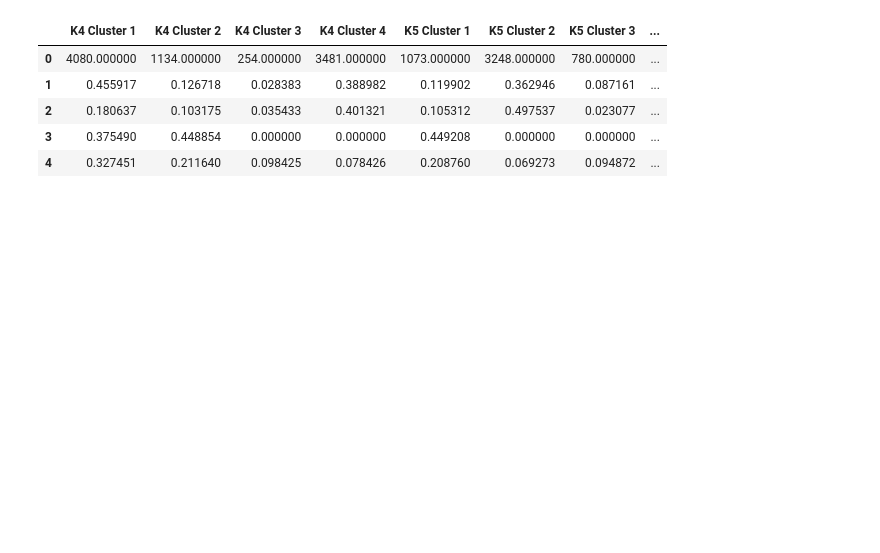
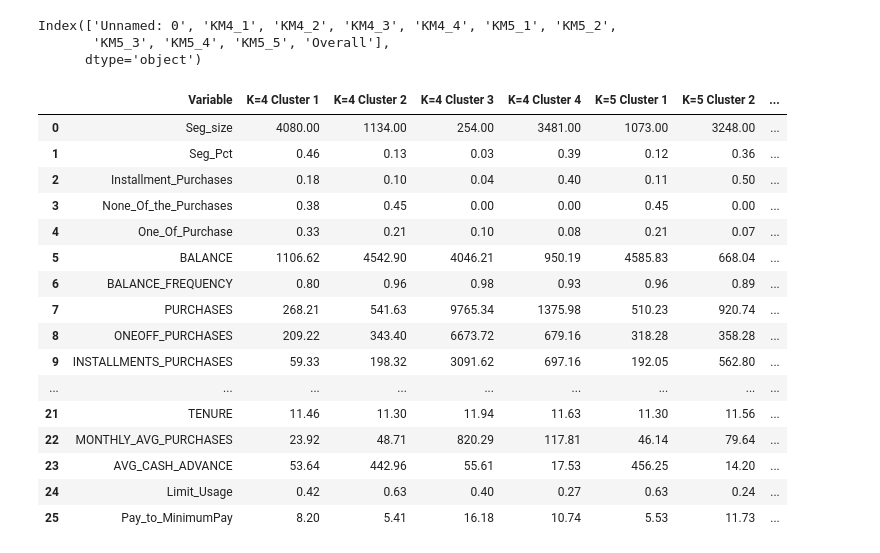
Before and after one commit to luizgssferreira/Credit-Card-Behaviour-CL, a Jupyter notebook: notebooks/CCB_profiling.ipynb, the cells around one changed output. Cells and saved outputs as stored; diff of their text form; code cells hidden in the pictures; blank space fills up the shorter version.

```diff
--- a/notebooks/CCB_profiling.ipynb
+++ b/notebooks/CCB_profiling.ipynb
@@ -6,11 +7,28 @@ import matplotlib.pyplot as plt
 # %%
-df = pd.read_csv("../data/profiling_data.csv")
+df = pd.read_csv("../data/filtered_columns_with_overall.csv", sep = ",")
+# %%
+df.columns
+# %% [output]
+Index(['Unnamed: 0', 'KM4_1', 'KM4_2', 'KM4_3', 'KM4_4', 'KM5_1', 'KM5_2',
+       'KM5_3', 'KM5_4', 'KM5_5', 'Overall'],
+      dtype='object')
 # %%
-df.head()
+df
 # %% [output]
-|  | K4 Cluster 1 | K4 Cluster 2 | K4 Cluster 3 | K4 Cluster 4 | K5 Cluster 1 | K5 Cluster 2 | K5 Cluster 3 | ... |
-| 0 | 4080.000000 | 1134.000000 | 254.000000 | 3481.000000 | 1073.000000 | 3248.000000 | 780.000000 | ... |
-| 1 | 0.455917 | 0.126718 | 0.028383 | 0.388982 | 0.119902 | 0.362946 | 0.087161 | ... |
-| 2 | 0.180637 | 0.103175 | 0.035433 | 0.401321 | 0.105312 | 0.497537 | 0.023077 | ... |
-| 3 | 0.375490 | 0.448854 | 0.000000 | 0.000000 | 0.449208 | 0.000000 | 0.000000 | ... |
-| 4 | 0.327451 | 0.211640 | 0.098425 | 0.078426 | 0.208760 | 0.069273 | 0.094872 | ... |
+|  | Variable | K=4 Cluster 1 | K=4 Cluster 2 | K=4 Cluster 3 | K=4 Cluster 4 | K=5 Cluster 1 | K=5 Cluster 2 | ... |
+| 0 | Seg_size | 4080.00 | 1134.00 | 254.00 | 3481.00 | 1073.00 | 3248.00 | ... |
+| 1 | Seg_Pct | 0.46 | 0.13 | 0.03 | 0.39 | 0.12 | 0.36 | ... |
+| 2 | Installment_Purchases | 0.18 | 0.10 | 0.04 | 0.40 | 0.11 | 0.50 | ... |
+| 3 | None_Of_the_Purchases | 0.38 | 0.45 | 0.00 | 0.00 | 0.45 | 0.00 | ... |
+| 4 | One_Of_Purchase | 0.33 | 0.21 | 0.10 | 0.08 | 0.21 | 0.07 | ... |
+| 5 | BALANCE | 1106.62 | 4542.90 | 4046.21 | 950.19 | 4585.83 | 668.04 | ... |
+| 6 | BALANCE_FREQUENCY | 0.80 | 0.96 | 0.98 | 0.93 | 0.96 | 0.89 | ... |
+| 7 | PURCHASES | 268.21 | 541.63 | 9765.34 | 1375.98 | 510.23 | 920.74 | ... |
+| 8 | ONEOFF_PURCHASES | 209.22 | 343.40 | 6673.72 | 679.16 | 318.28 | 358.28 | ... |
+| 9 | INSTALLMENTS_PURCHASES | 59.33 | 198.32 | 3091.62 | 697.16 | 192.05 | 562.80 | ... |
+| ... | ... | ... | ... | ... | ... | ... | ... | ... |
+| 21 | TENURE | 11.46 | 11.30 | 11.94 | 11.63 | 11.30 | 11.56 | ... |
+| 22 | MONTHLY_AVG_PURCHASES | 23.92 | 48.71 | 820.29 | 117.81 | 46.14 | 79.64 | ... |
+| 23 | AVG_CASH_ADVANCE | 53.64 | 442.96 | 55.61 | 17.53 | 456.25 | 14.20 | ... |
+| 24 | Limit_Usage | 0.42 | 0.63 | 0.40 | 0.27 | 0.63 | 0.24 | ... |
+| 25 | Pay_to_MinimumPay | 8.20 | 5.41 | 16.18 | 10.74 | 5.53 | 11.73 | ... |
```
Also changed, not shown: parts of 2 cells of this notebook, 4 other files.
